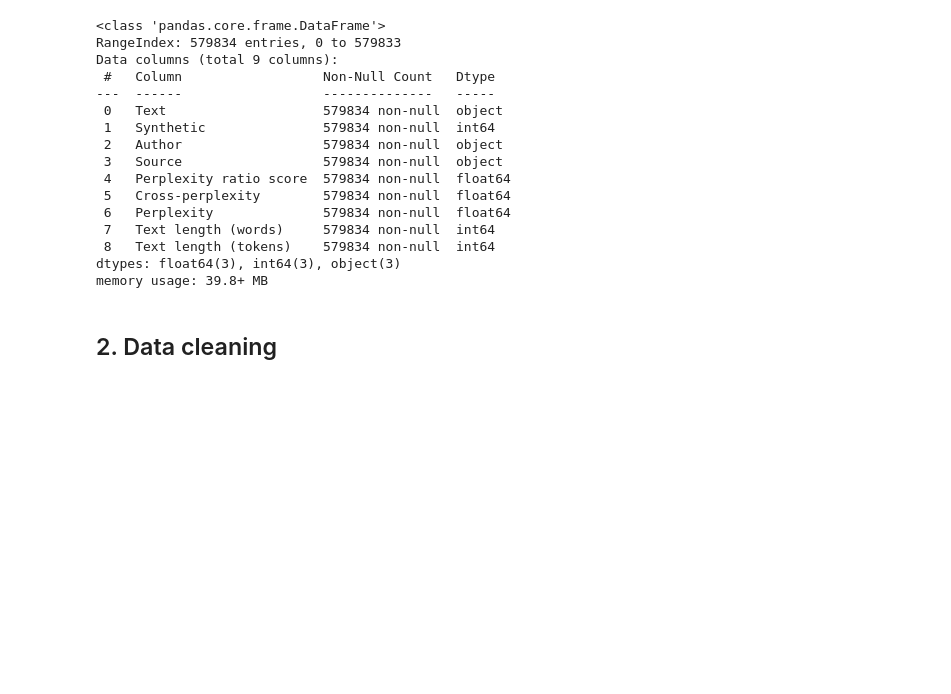
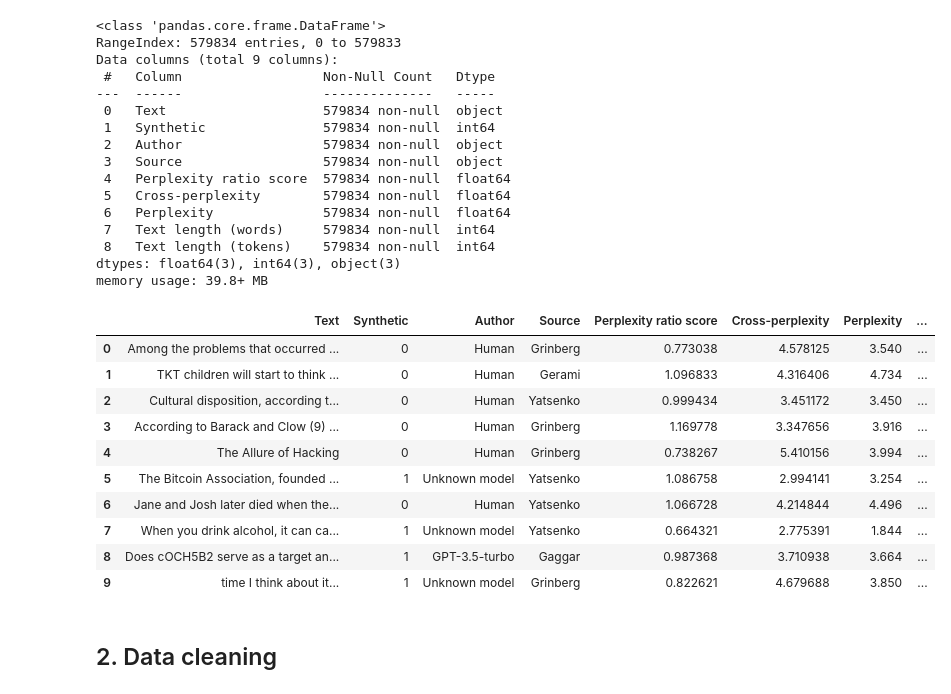
Before and after one commit to gperdrizet/llm_detector, a Jupyter notebook: perplexity_ratio_score/notebooks/07-semantic_chunk_score_exploration.ipynb, the cells around one changed output. Saved outputs shown, nothing was run; the diff lists cells and outputs as text; code cells hidden in the pictures; blank space fills up the shorter version.

```diff
--- a/perplexity_ratio_score/notebooks/07-semantic_chunk_score_exploration.ipynb
+++ b/perplexity_ratio_score/notebooks/07-semantic_chunk_score_exploration.ipynb
@@ -44,6 +47,20 @@ Data columns (total 9 columns):
  8   Text length (tokens)    579834 non-null  int64
 dtypes: float64(3), int64(3), object(3)
 memory usage: 39.8+ MB
+# %%
+data_df.head(10)
+# %% [output]
+|  | Text | Synthetic | Author | Source | Perplexity ratio score | Cross-perplexity | Perplexity | ... |
+| 0 | Among the problems that occurred ... | 0 | Human | Grinberg | 0.773038 | 4.578125 | 3.540 | ... |
+| 1 | TKT children will start to think ... | 0 | Human | Gerami | 1.096833 | 4.316406 | 4.734 | ... |
+| 2 | Cultural disposition, according t... | 0 | Human | Yatsenko | 0.999434 | 3.451172 | 3.450 | ... |
+| 3 | According to Barack and Clow (9) ... | 0 | Human | Grinberg | 1.169778 | 3.347656 | 3.916 | ... |
+| 4 | The Allure of Hacking | 0 | Human | Grinberg | 0.738267 | 5.410156 | 3.994 | ... |
+| 5 | The Bitcoin Association, founded ... | 1 | Unknown model | Yatsenko | 1.086758 | 2.994141 | 3.254 | ... |
+| 6 | Jane and Josh later died when the... | 0 | Human | Yatsenko | 1.066728 | 4.214844 | 4.496 | ... |
+| 7 | When you drink alcohol, it can ca... | 1 | Unknown model | Yatsenko | 0.664321 | 2.775391 | 1.844 | ... |
+| 8 | Does cOCH5B2 serve as a target an... | 1 | GPT-3.5-turbo | Gaggar | 0.987368 | 3.710938 | 3.664 | ... |
+| 9 | time I think about it... | 1 | Unknown model | Grinberg | 0.822621 | 4.679688 | 3.850 | ... |
 # %% [markdown]
 ## 2. Data cleaning
 # %%
```
Also changed, not shown: parts of 12 cells of this notebook, 8 other files.
